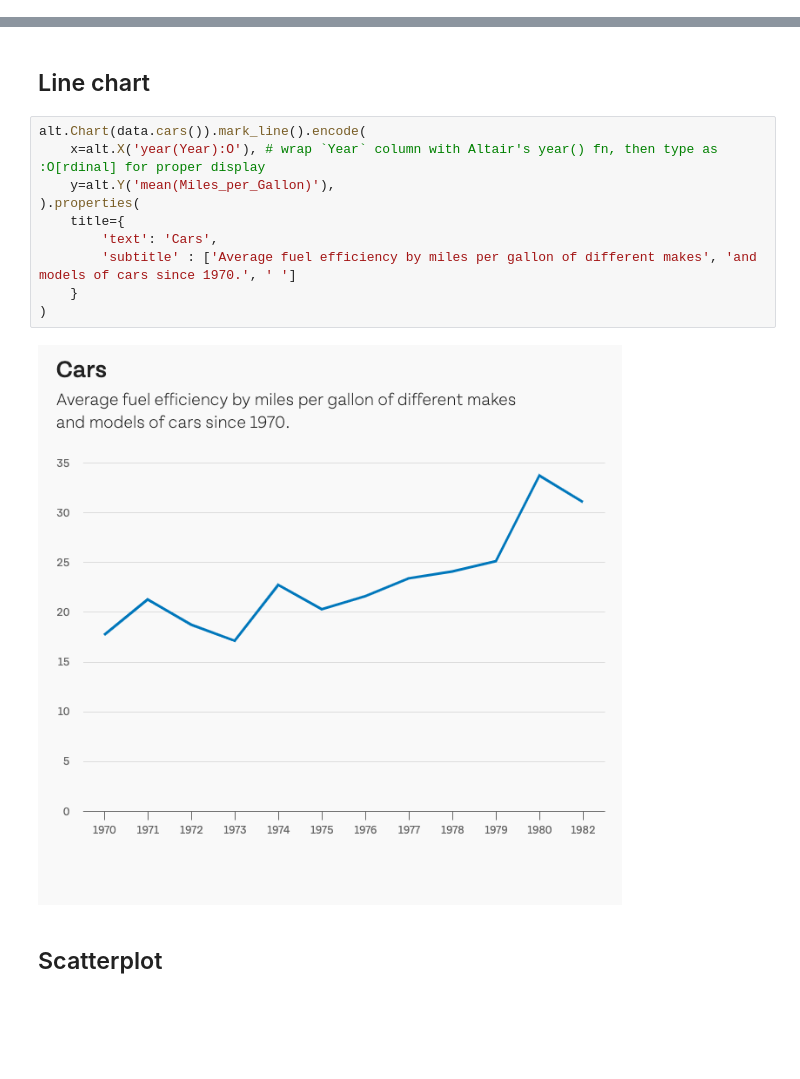
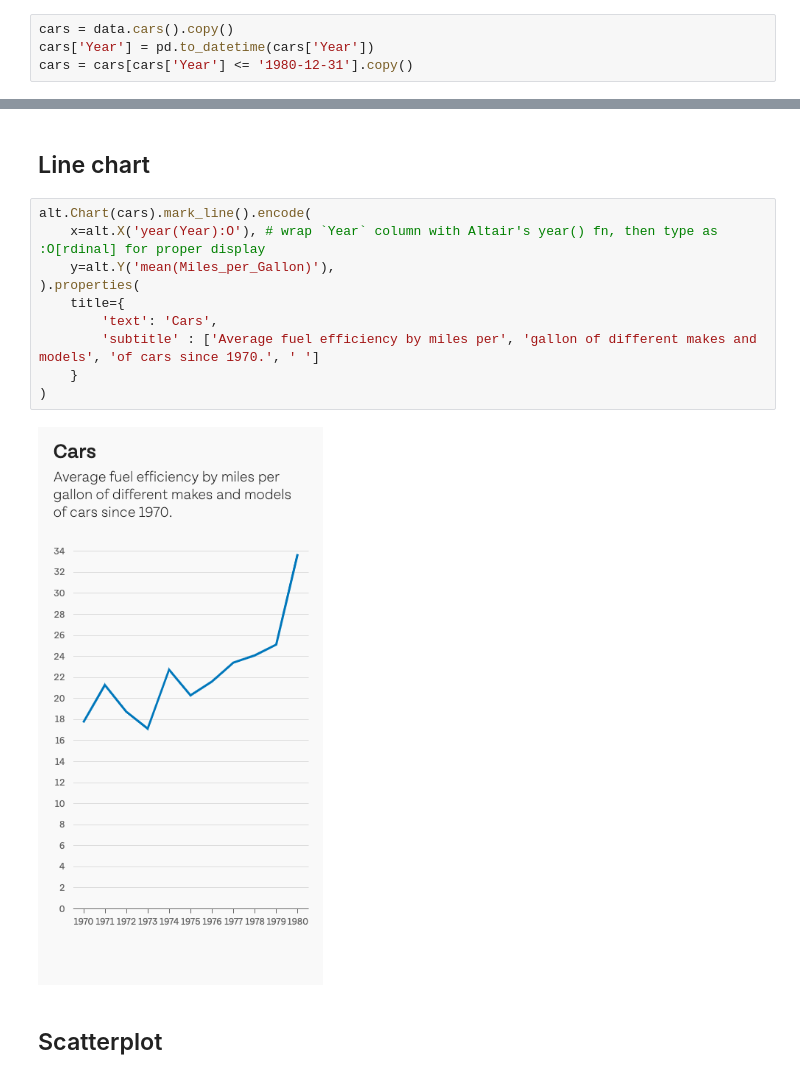
Before and after one commit to cirlabs/altair-theme-reveal, a Jupyter notebook: examples.ipynb, the cells around one changed output, grey strips where cells are left out. Drawn from its saved outputs; the diff is of its cells as text; blank space fills up the shorter version.

```diff
--- a/examples.ipynb
+++ b/examples.ipynb
@@ -36,3 +46,7 @@ altair_reveal.palette
+# %%
+cars = data.cars().copy()
+cars['Year'] = pd.to_datetime(cars['Year'])
+cars = cars[cars['Year'] <= '1980-12-31'].copy()
 # %% [markdown]
 ## Horizontal bar chart
 # %%
@@ -67,17 +92,17 @@ alt.Chart(data.barley()).mark_bar().encode(
 # %% [markdown]
 ## Line chart
 # %%
-alt.Chart(data.cars()).mark_line().encode(
+alt.Chart(cars).mark_line().encode(
     x=alt.X('year(Year):O'), # wrap `Year` column with Altair's year() fn, then type as :O[rdinal] for proper display
     y=alt.Y('mean(Miles_per_Gallon)'),
 ).properties(
     title={
         'text': 'Cars',
-        'subtitle' : ['Average fuel efficiency by miles per gallon of different makes', 'and models of cars since 1970.', ' ']
+        'subtitle' : ['Average fuel efficiency by miles per', 'gallon of different makes and models', 'of cars since 1970.', ' ']
     }
 )
 # %% [output]
-[figure, old version]
+[figure, new version]
 # %% [markdown]
 ## Scatterplot
 # %%
```
Also changed, not shown: parts of 17 cells of this notebook, 4 other files.
